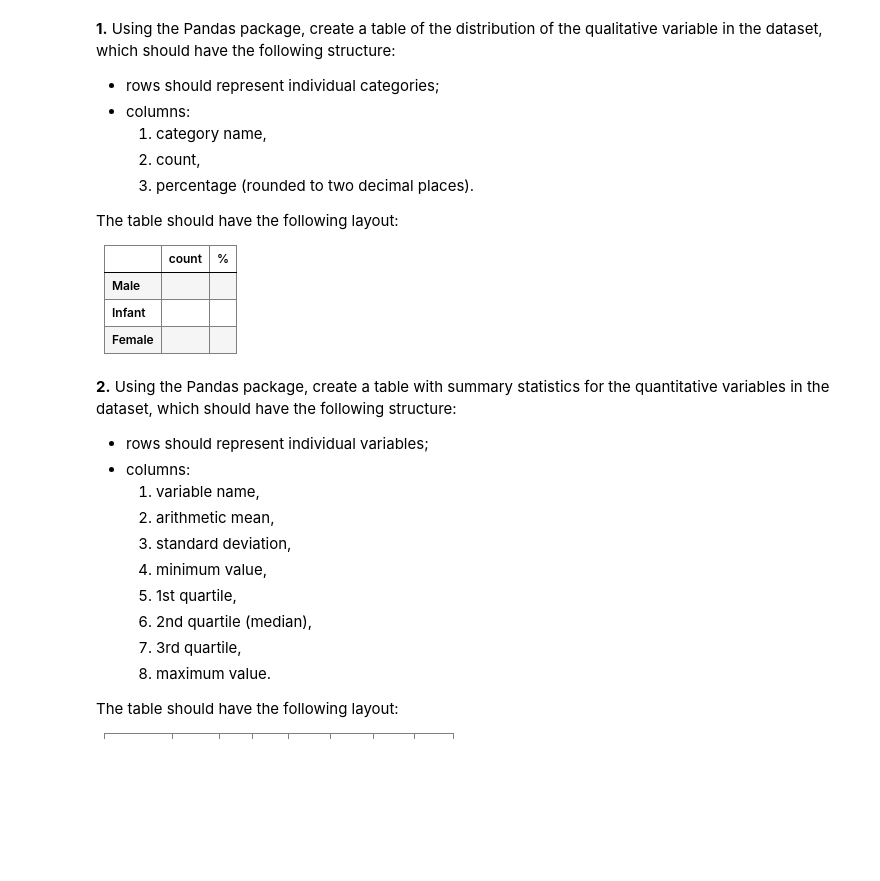
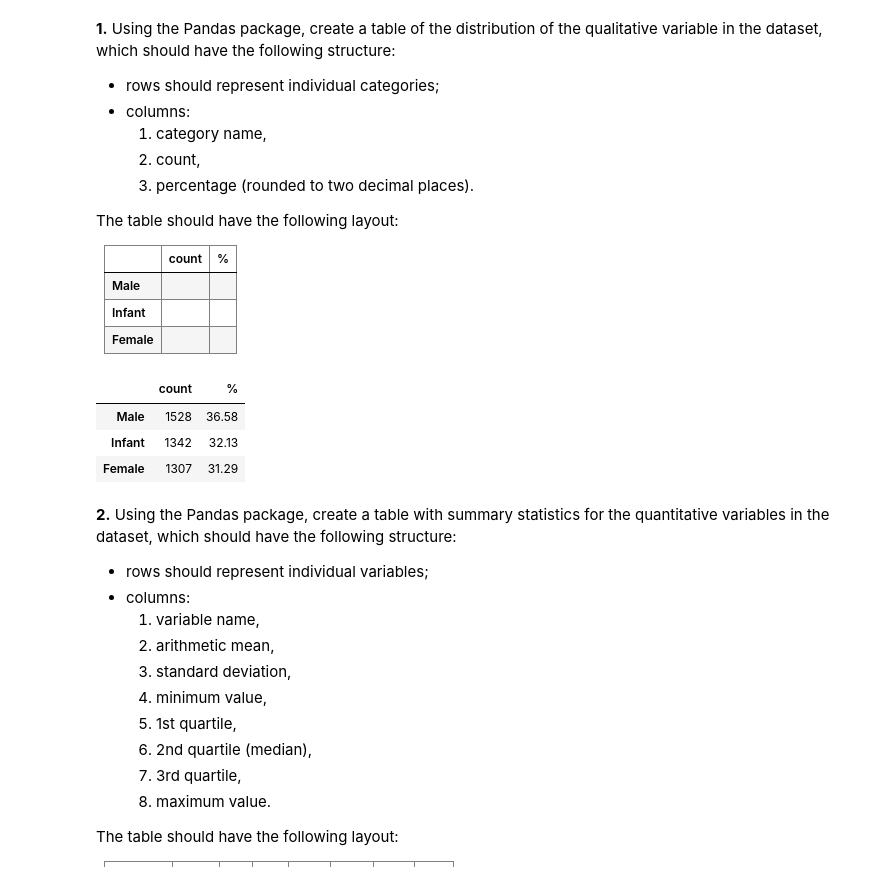
Before and after one commit to vsliednyk/Programming-in-Python, a Jupyter notebook: Assignment 1/assignment_1.ipynb, the cells around one changed output. Cells and saved outputs as stored; diff of their text form; code cells hidden in the pictures; blank space fills up the shorter version.

```diff
--- a/Assignment 1/assignment_1.ipynb
+++ b/Assignment 1/assignment_1.ipynb
@@ -44,6 +96,23 @@ The table should have the following layout:
     </tr>
   </tbody>
 </table>
+# %%
+sex_distribution = pd.DataFrame({
+    "count": data["Sex"].value_counts(),
+    "%": data["Sex"].value_counts(normalize=True) * 100
+})
+# %%
+sex_distribution = sex_distribution.rename(index=sex)
+sex_distribution = sex_distribution.rename_axis(mapper=None)
+# %%
+sex_distribution["%"] = sex_distribution["%"].round(2)
+# %%
+sex_distribution
+# %% [output]
+|  | count | % |
+| Male | 1528 | 36.58 |
+| Infant | 1342 | 32.13 |
+| Female | 1307 | 31.29 |
 # %% [markdown]
 **2.** Using the Pandas package, create a table with summary statistics for the quantitative variables in the dataset, which should have the following structure:
 - rows should represent individual variables;
```
Also changed, not shown: parts of 13 cells of this notebook, 1 other file.
